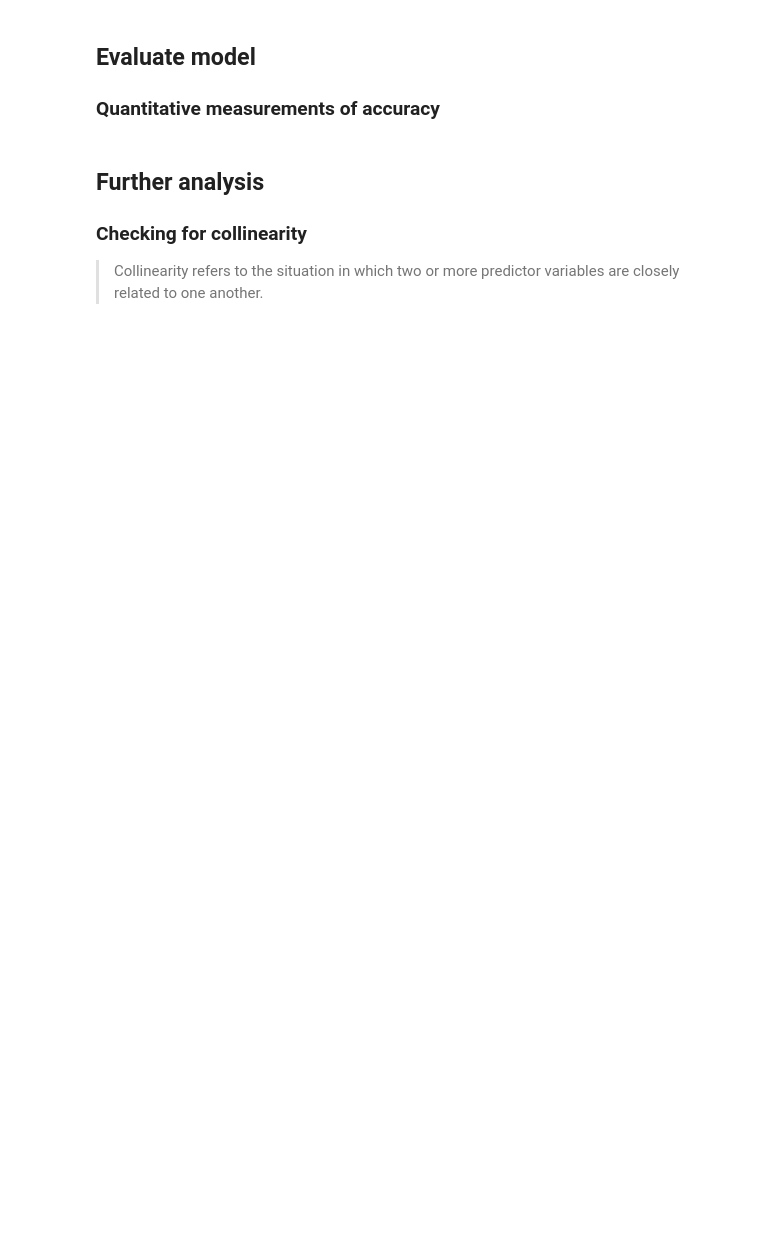
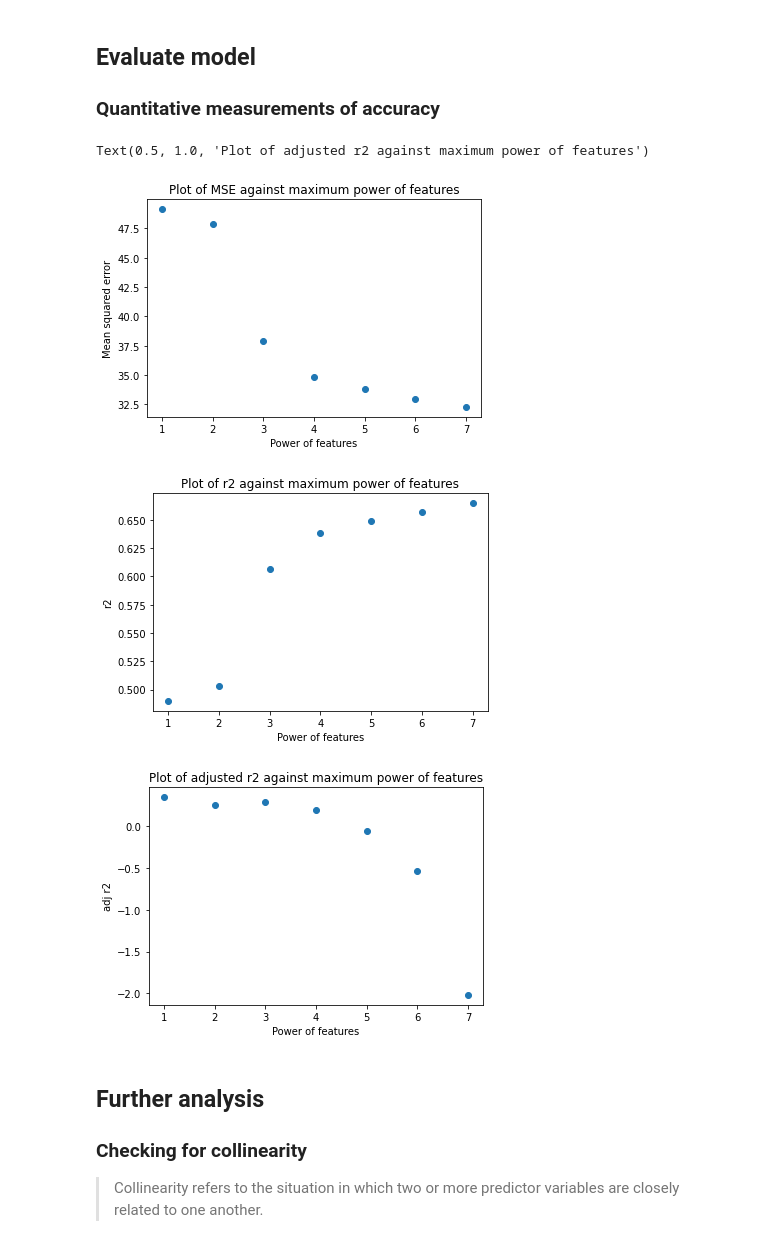
Before and after one commit to shanghongsim/term3_dtp, a Jupyter notebook: task2.ipynb, the cells around one changed output. Saved outputs shown, nothing was run; the diff lists cells and outputs as text; code cells hidden in the pictures; blank space fills up the shorter version.

```diff
--- a/task2.ipynb
+++ b/task2.ipynb
@@ -527,7 +554,7 @@ all={}
 mse_all=[]
 r2_all=[]
 adj_r2_all=[]
-for i in range(1,5):
+for i in range(1,8):
     print(f"Power: {i}")
     df_feature, df_target = get_features_targets(df_cov_gold, features, ['Close'])
     for f in power_feature:
@@ -578,24 +613,29 @@ for i in range(1,5):
 ## Evaluate model
 ### Quantitative measurements of accuracy
 # %%
-power=list(range(1,5))
+power=list(range(1,8))
 plt.figure(6)
 plt.scatter(power,mse_all)
 plt.xlabel('Power of features')
 plt.ylabel('Mean squared error')
 plt.title('Plot of MSE against maximum power of features')
 
 plt.figure(7)
 plt.scatter(power,r2_all)
 plt.xlabel('Power of features')
 plt.ylabel('r2')
 plt.title('Plot of r2 against maximum power of features')
 
 plt.figure(8)
 plt.scatter(power,adj_r2_all)
 plt.xlabel('Power of features')
 plt.ylabel('adj r2')
 plt.title('Plot of adjusted r2 against maximum power of features')
+# %% [output]
+Text(0.5, 1.0, 'Plot of adjusted r2 against maximum power of features')
+[figure, added]
+[figure, added]
+[figure, added]
 # %% [markdown]
 ## Further analysis
 ### Checking for collinearity
```
Also changed, not shown: parts of 28 cells of this notebook.
